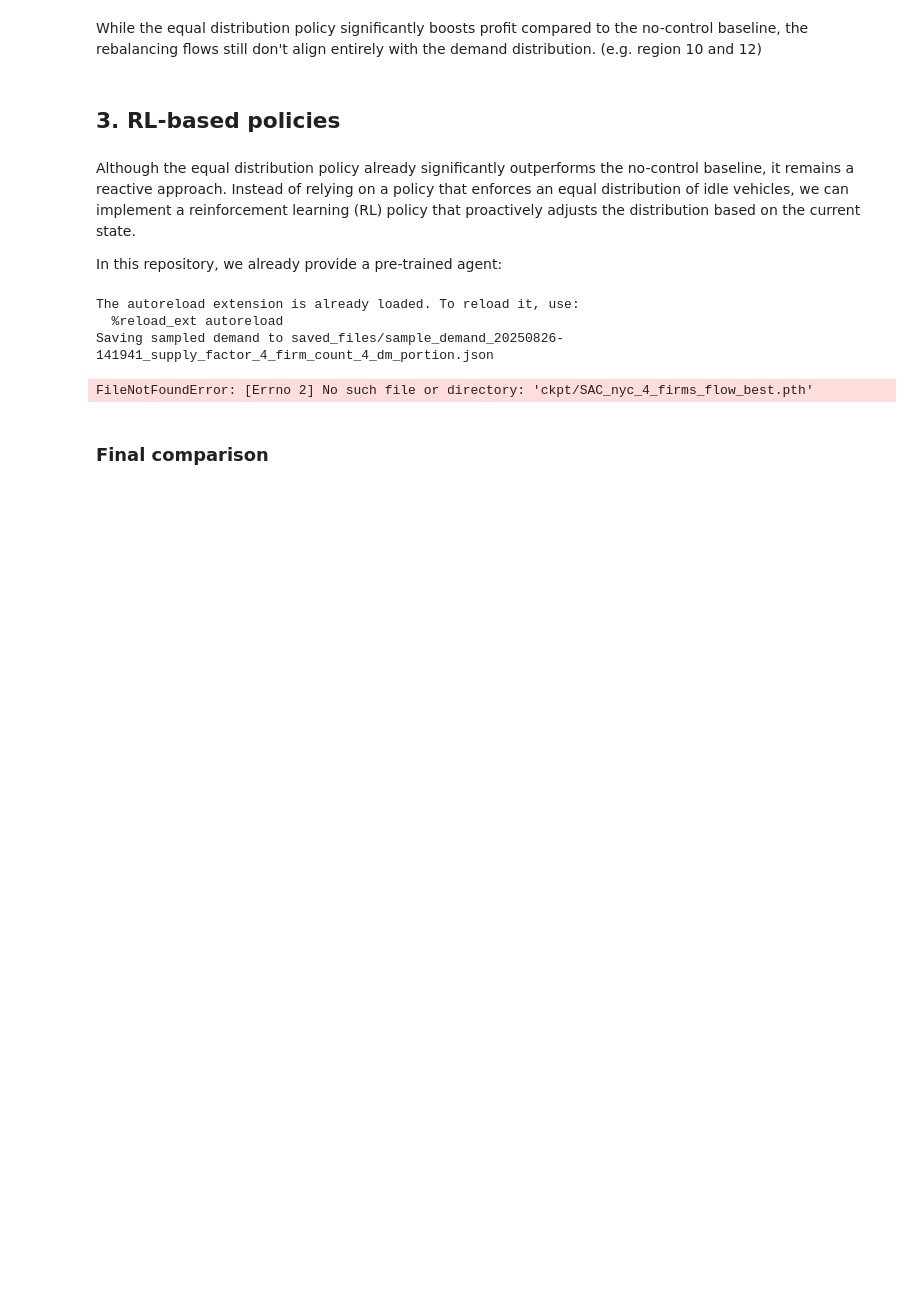
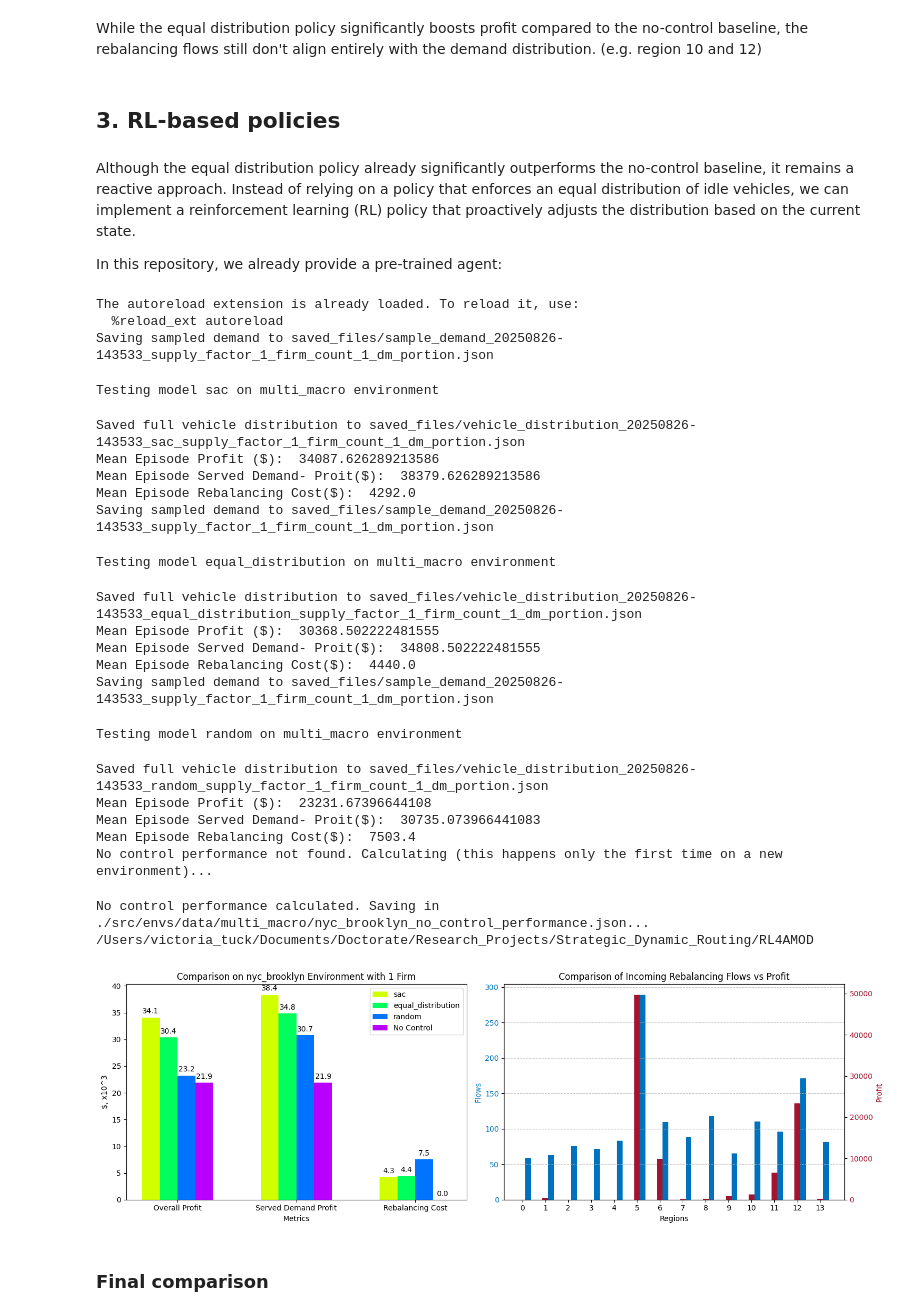
Before and after one commit to sastry-group/Dynamic-Routing-with-Competition, a Jupyter notebook: tutorial.ipynb, the cells around one changed output. Cells and saved outputs as stored; diff of their text form; code cells hidden in the pictures; blank space fills up the shorter version.

```diff
--- a/tutorial.ipynb
+++ b/tutorial.ipynb
@@ -131,30 +131,50 @@ testing.test(config)
 # %%
 %load_ext autoreload
 %autoreload 2
 import sys
 if 'testing' in sys.modules:
     del sys.modules['testing']
 
 import testing
 importlib.reload(testing)
 config = {
     "simulator.name": "multi_macro",
     "model.name": ["sac", "equal_distribution", "random"],
     "simulator.city": "nyc_brooklyn",
     "model.cplexpath": None,
     "model.test_episodes": 10,
-    "model.checkpoint_path": "older/SAC_nyc_4_firms_flow",
+    "model.checkpoint_path": "SAC_nyc_brooklyn",
     "simulator.reuse_no_control": False,
-    "simulator.firm_count": 4,
+    "simulator.firm_count": 1,
     "simulator.agents_know_partial_demand": True,
     "simulator.constant_vehicle_count": True
 }
 testing.multi_test(config)
 # %% [output]
 The autoreload extension is already loaded. To reload it, use:
   %reload_ext autoreload
-Saving sampled demand to saved_files/sample_demand_20250826-141941_supply_factor_4_firm_count_4_dm_portion.json
+Saving sampled demand to saved_files/sample_demand_20250826-143533_supply_factor_1_firm_count_1_dm_portion.json
-FileNotFoundError: [Errno 2] No such file or directory: 'ckpt/SAC_nyc_4_firms_flow_best.pth'
+Testing model sac on multi_macro environment
+Saved full vehicle distribution to saved_files/vehicle_distribution_20250826-143533_sac_supply_factor_1_firm_count_1_dm_portion.json
+Mean Episode Profit ($):  34087.626289213586
+Mean Episode Served Demand- Proit($):  38379.626289213586
+Mean Episode Rebalancing Cost($):  4292.0
+Saving sampled demand to saved_files/sample_demand_20250826-143533_supply_factor_1_firm_count_1_dm_portion.json
+Testing model equal_distribution on multi_macro environment
+Saved full vehicle distribution to saved_files/vehicle_distribution_20250826-143533_equal_distribution_supply_factor_1_firm_count_1_dm_portion.json
+Mean Episode Profit ($):  30368.502222481555
+Mean Episode Served Demand- Proit($):  34808.502222481555
+Mean Episode Rebalancing Cost($):  4440.0
+Saving sampled demand to saved_files/sample_demand_20250826-143533_supply_factor_1_firm_count_1_dm_portion.json
+Testing model random on multi_macro environment
+Saved full vehicle distribution to saved_files/vehicle_distribution_20250826-143533_random_supply_factor_1_firm_count_1_dm_portion.json
+Mean Episode Profit ($):  23231.67396644108
+Mean Episode Served Demand- Proit($):  30735.073966441083
+Mean Episode Rebalancing Cost($):  7503.4
+No control performance not found. Calculating (this happens only the first time on a new environment)...
+No control performance calculated. Saving in ./src/envs/data/multi_macro/nyc_brooklyn_no_control_performance.json...
+/Users/victoria_tuck/Documents/Doctorate/Research_Projects/Strategic_Dynamic_Routing/RL4AMOD
+[figure, added]
 # %%
 # With not changing x
 importlib.reload(testing)
```
Also changed, not shown: parts of 1 cell of this notebook, 2 other files.
